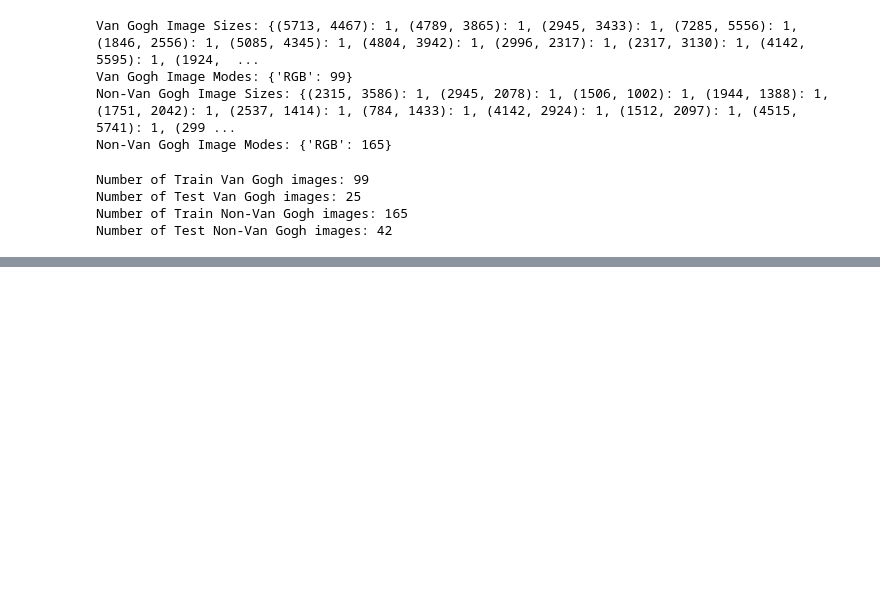
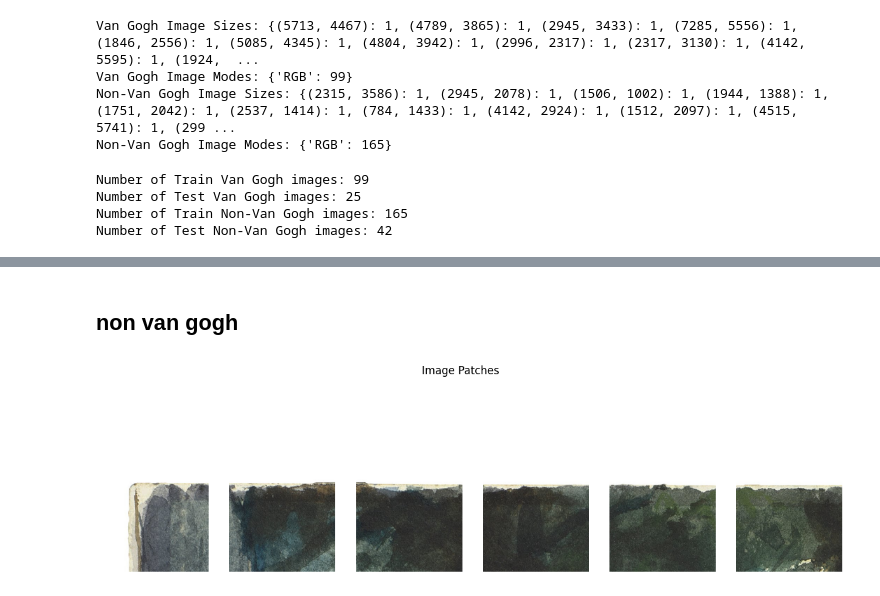
Before and after one commit to bhavinpatel2801/Van-gogh-painting-identification, a Jupyter notebook: notebooks/01_EDA.ipynb, the cells around one changed output, grey strips where cells are left out. Saved outputs shown, nothing was run; the diff lists cells and outputs as text; code cells hidden in the pictures; blank space fills up the shorter version.

```diff
--- a/notebooks/01_EDA.ipynb
+++ b/notebooks/01_EDA.ipynb
@@ -138,0 +174,21 @@ Number of Test Non-Van Gogh images: 42
+# %% [markdown]
+## non van gogh
+# %%
+import sys
+sys.path.append('../src')
+from preprocessing_patches import patchify_image
+
+image_path = '../data/raw/vgdb_2016/train/nvg/nvg_22490610.png'
+
+patches = patchify_image(Image.open(image_path).convert("RGB"))
+
+# Show first 6 patches
+plt.figure(figsize=(15, 5))
+for i in range(min(6, len(patches))):
+    plt.subplot(1, 6, i+1)
+    plt.imshow(patches[i])
+    plt.axis('off')
+plt.suptitle("Image Patches")
+plt.show()
+# %% [output]
+[figure, added]
```
Also changed, not shown: parts of 5 cells of this notebook, 10 other files.
